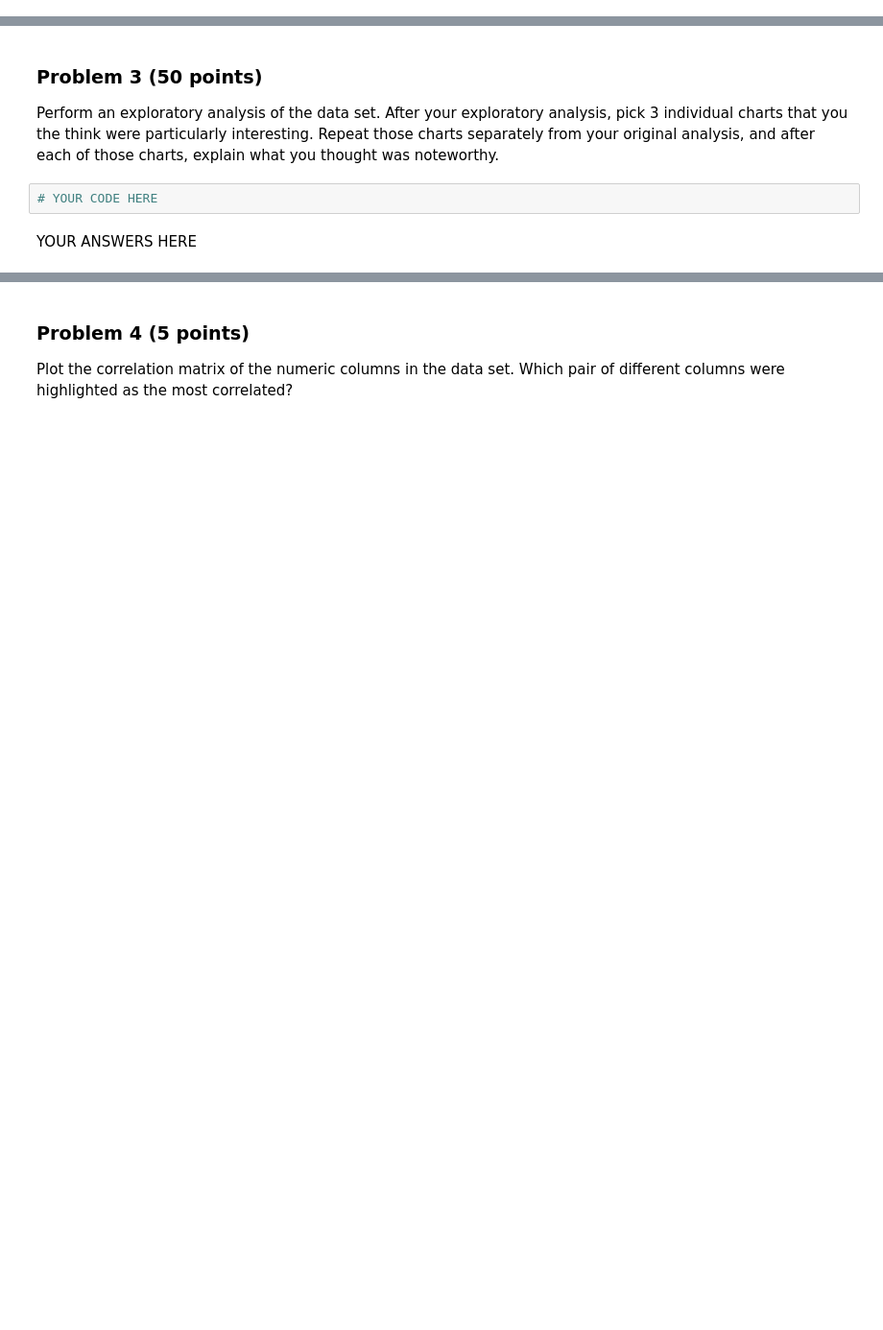
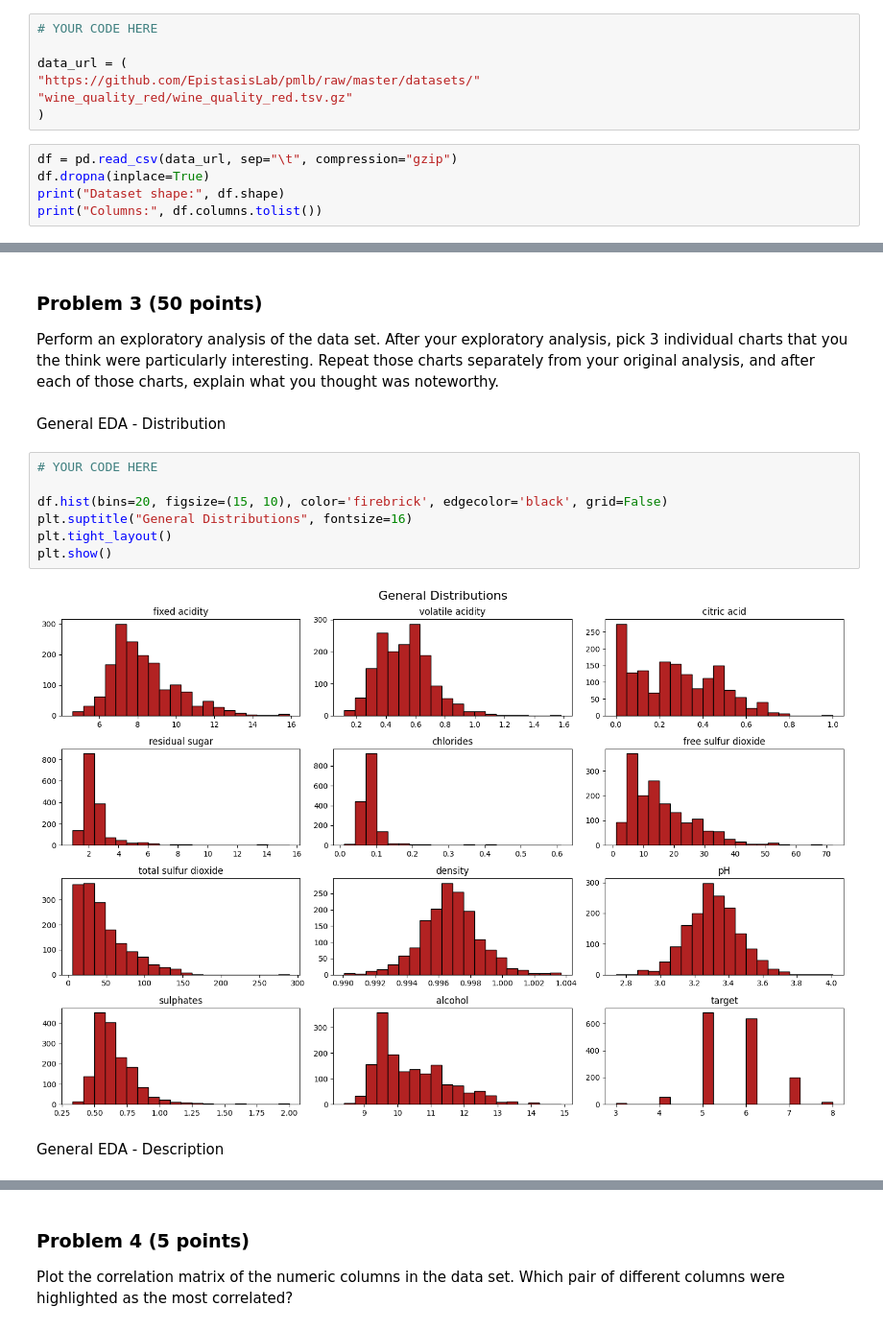
Before and after one commit to kronenflex/homeworks_mds_DX_602, a Jupyter notebook: homework12/project.ipynb, the cells around one changed output, grey strips where cells are left out. Shown at 96% size. Cells and saved outputs as stored; diff of their text form; blank space fills up the shorter version.

```diff
--- a/homework12/project.ipynb
+++ b/homework12/project.ipynb
@@ -74,0 +71,12 @@ YOUR ANSWERS HERE
+# %%
+# YOUR CODE HERE
+
+data_url = (
+"https://github.com/EpistasisLab/pmlb/raw/master/datasets/"
+"wine_quality_red/wine_quality_red.tsv.gz"
+)
+# %%
+df = pd.read_csv(data_url, sep="\t", compression="gzip")
+df.dropna(inplace=True)
+print("Dataset shape:", df.shape)
+print("Columns:", df.columns.tolist())
@@ -86,7 +152,16 @@ YOUR ANSWERS HERE
 Perform an exploratory analysis of the data set.
 After your exploratory analysis, pick 3 individual charts that you the think were particularly interesting.
 Repeat those charts separately from your original analysis, and after each of those charts, explain what you thought was noteworthy.
-# %%
-# YOUR CODE HERE
-# %% [markdown]
-YOUR ANSWERS HERE
+# %% [markdown]
+General EDA - Distribution
+# %%
+# YOUR CODE HERE
+
+df.hist(bins=20, figsize=(15, 10), color='firebrick', edgecolor='black', grid=False)
+plt.suptitle("General Distributions", fontsize=16)
+plt.tight_layout()
+plt.show()
+# %% [output]
+[figure, added]
+# %% [markdown]
+General EDA - Description
```
Also changed, not shown: parts of 29 cells of this notebook.
